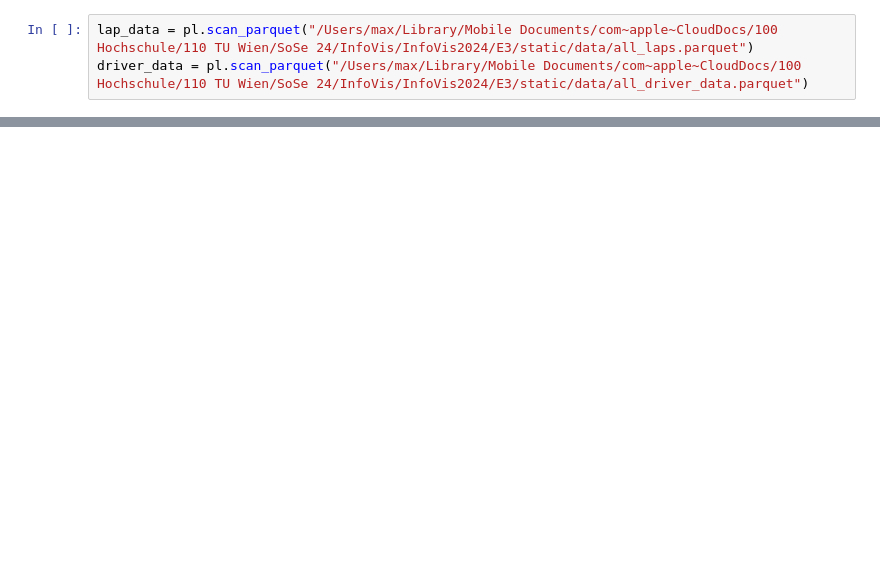
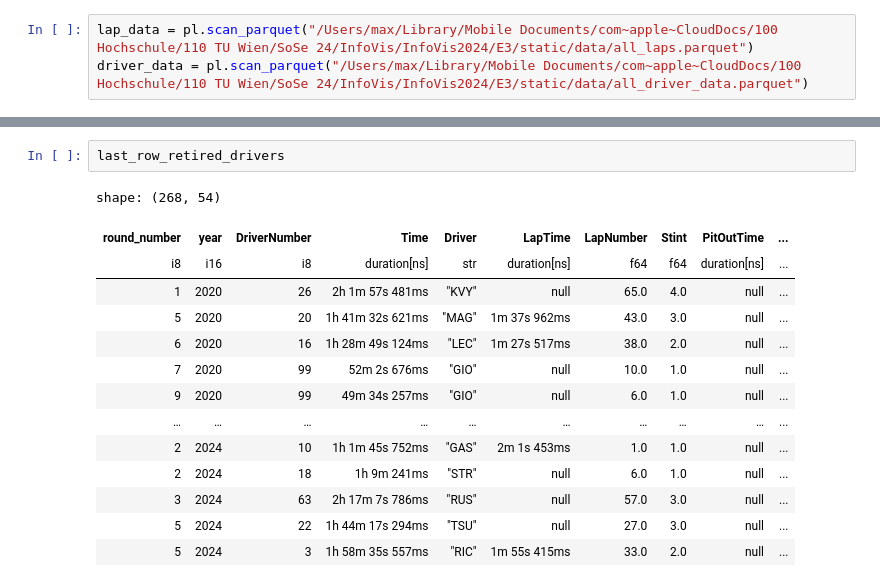
Before and after one commit to MaximilianHess/InfoVis2024, a Jupyter notebook: E3/Notebooks/improve_race_data.ipynb, the cells around one changed output, grey strips where cells are left out. Drawn from its saved outputs; the diff is of its cells as text; blank space fills up the shorter version.

```diff
--- a/E3/Notebooks/improve_race_data.ipynb
+++ b/E3/Notebooks/improve_race_data.ipynb
@@ -155,0 +51,17 @@ shape: (98_930, 34)
+# %%
+last_row_retired_drivers
+# %% [output]
+shape: (268, 54)
+| round_number | year | DriverNumber | Time | Driver | LapTime | LapNumber | Stint | PitOutTime | ... |
+| i8 | i16 | i8 | duration[ns] | str | duration[ns] | f64 | f64 | duration[ns] | ... |
+| 1 | 2020 | 26 | 2h 1m 57s 481ms | "KVY" | null | 65.0 | 4.0 | null | ... |
+| 5 | 2020 | 20 | 1h 41m 32s 621ms | "MAG" | 1m 37s 962ms | 43.0 | 3.0 | null | ... |
+| 6 | 2020 | 16 | 1h 28m 49s 124ms | "LEC" | 1m 27s 517ms | 38.0 | 2.0 | null | ... |
+| 7 | 2020 | 99 | 52m 2s 676ms | "GIO" | null | 10.0 | 1.0 | null | ... |
+| 9 | 2020 | 99 | 49m 34s 257ms | "GIO" | null | 6.0 | 1.0 | null | ... |
+| … | … | … | … | … | … | … | … | … | ... |
+| 2 | 2024 | 10 | 1h 1m 45s 752ms | "GAS" | 2m 1s 453ms | 1.0 | 1.0 | null | ... |
+| 2 | 2024 | 18 | 1h 9m 241ms | "STR" | null | 6.0 | 1.0 | null | ... |
+| 3 | 2024 | 63 | 2h 17m 7s 786ms | "RUS" | null | 57.0 | 3.0 | null | ... |
+| 5 | 2024 | 22 | 1h 44m 17s 294ms | "TSU" | null | 27.0 | 3.0 | null | ... |
+| 5 | 2024 | 3 | 1h 58m 35s 557ms | "RIC" | 1m 55s 415ms | 33.0 | 2.0 | null | ... |
```
Also changed, not shown: parts of 25 cells of this notebook, 1 other file.
